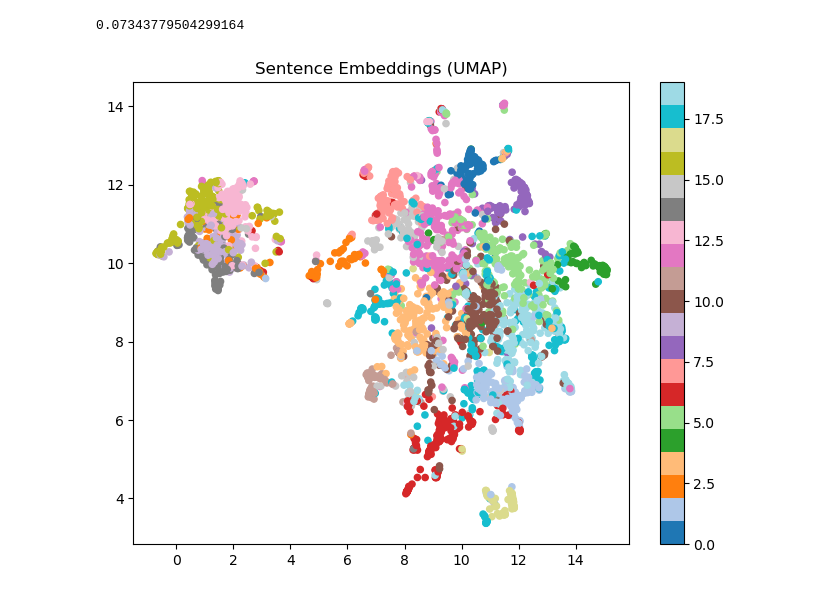
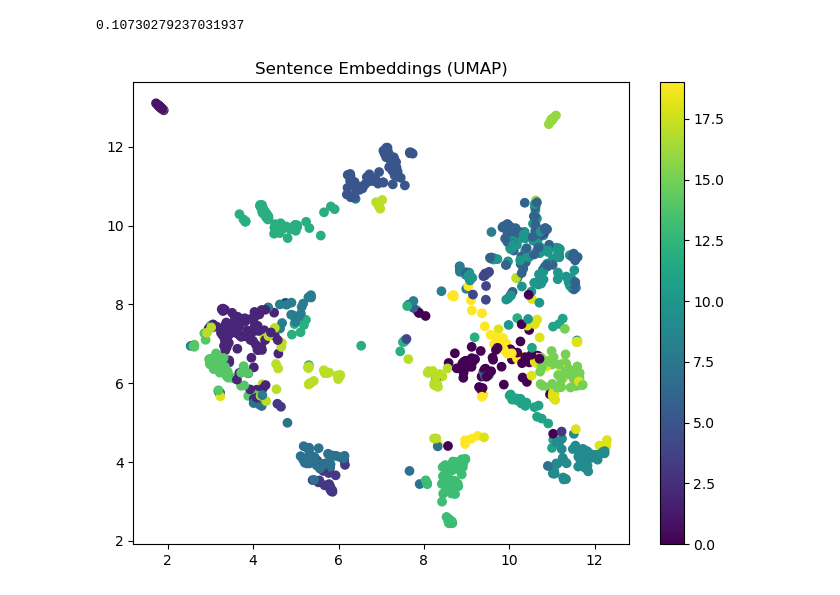
Before and after one commit to chantomkit/guardian-loop-experiments, a Jupyter notebook: clustering.ipynb, the cells around one changed output. Cells and saved outputs as stored; diff of their text form; code cells hidden in the pictures.

```diff
--- a/clustering.ipynb
+++ b/clustering.ipynb
@@ -157,13 +134,6 @@ Cluster keys for max_cluster_size=None: dict_keys(['0', '1', '2', '3'])
 # %%
-SELECTED_MAX_CLUSTER_SIZE = 80
+SELECTED_MAX_CLUSTER_SIZE = None
+SELECTED_MIN_CLUSTER_SIZE = 3
 cluster = HDBSCAN(metric='cosine', min_cluster_size=SELECTED_MIN_CLUSTER_SIZE, max_cluster_size=SELECTED_MAX_CLUSTER_SIZE)
-cluster.fit(query_embeddings)
-cluster_queries = build_cluster_queries_dict(cluster, queries, cluster.probabilities_)
+cluster.fit(embeddings)
+cluster_queries = build_cluster_queries_dict(cluster, dataset["mutated_prompt"], cluster.probabilities_)
-# %%
-actual_labels = queries["category"]
-
-from sklearn.preprocessing import LabelEncoder
-le = LabelEncoder()
-actual_labels = le.fit_transform(queries["category"])
-
-invalid_idx = (cluster.labels_ == -1)
@@ -225,6 +186,9 @@ json.dump(samples, open("hdbscan_samples.json", "w"))
 # %%
 from sklearn.cluster import KMeans
 
-kmeans = KMeans(n_clusters=5, random_state=42)
-kmeans.fit(query_embeddings)
-kmeans_labels = kmeans.labels_
+for n_clusters in range(4, 60, 2):
+    kmeans = KMeans(n_clusters=n_clusters, random_state=42)
+    kmeans.fit(embeddings)
+    kmeans_labels = kmeans.labels_
+    score = adjusted_rand_score(actual_labels, kmeans_labels)
+    print(f"KMeans with {n_clusters} clusters: Adjusted Rand Index = {score:.4f}; Silhouette Score = {silhouette_score(embeddings, kmeans_labels, metric='cosine'):.4f}")
@@ -231,2 +213,5 @@ kmeans_labels = kmeans.labels_
 # %%
-adjusted_rand_score(actual_labels, kmeans_labels)
+SELECTED_KMEANS_N_CLUSTERS = 20
+kmeans = KMeans(n_clusters=SELECTED_KMEANS_N_CLUSTERS, random_state=42)
+kmeans.fit(embeddings)
+kmeans_labels = kmeans.labels_
@@ -265,16 +248,16 @@ Cluster 0:
 # %%
 reducer = umap.UMAP(n_neighbors=15, min_dist=0.1, metric="cosine", random_state=42)
-embeddings_2d = reducer.fit_transform(query_embeddings)
+embeddings_2d = reducer.fit_transform(embeddings)
 
-print(silhouette_score(query_embeddings, kmeans_labels, metric='cosine'))
+print(silhouette_score(embeddings, kmeans_labels, metric='cosine'))
 
 # Plot
 plt.figure(figsize=(8,6))
-plt.scatter(embeddings_2d[:,0], embeddings_2d[:,1], c=kmeans_labels, cmap="tab20", s=20)
+plt.scatter(embeddings_2d[:,0], embeddings_2d[:,1], c=kmeans_labels)
 plt.colorbar()
 plt.title("Sentence Embeddings (UMAP)")
 plt.show()
 # %% [output]
-0.07343779504299164
+0.10730279237031937
-[figure, old version]
+[figure, new version]
 # %%
```
Also changed, not shown: parts of 40 cells of this notebook, 2 other files.
